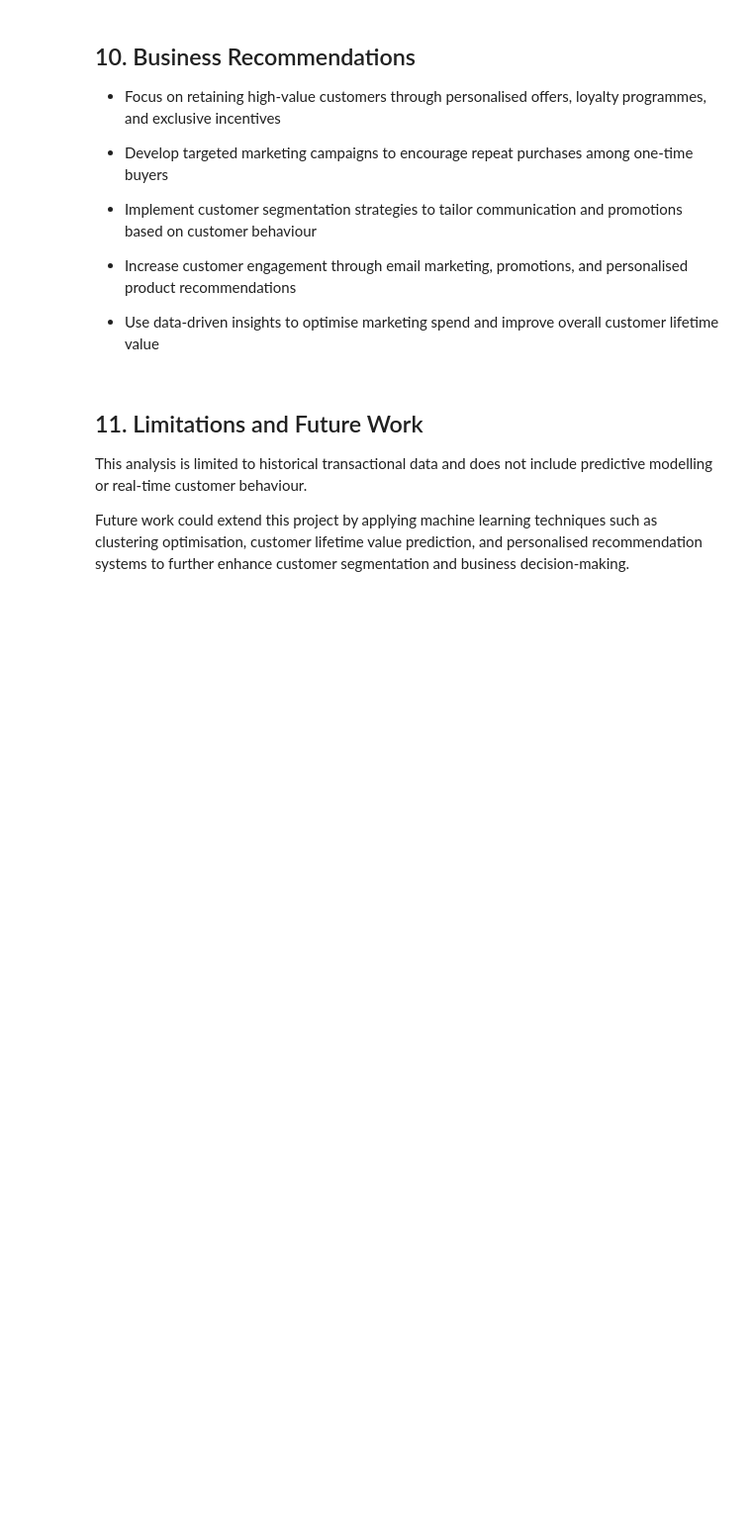
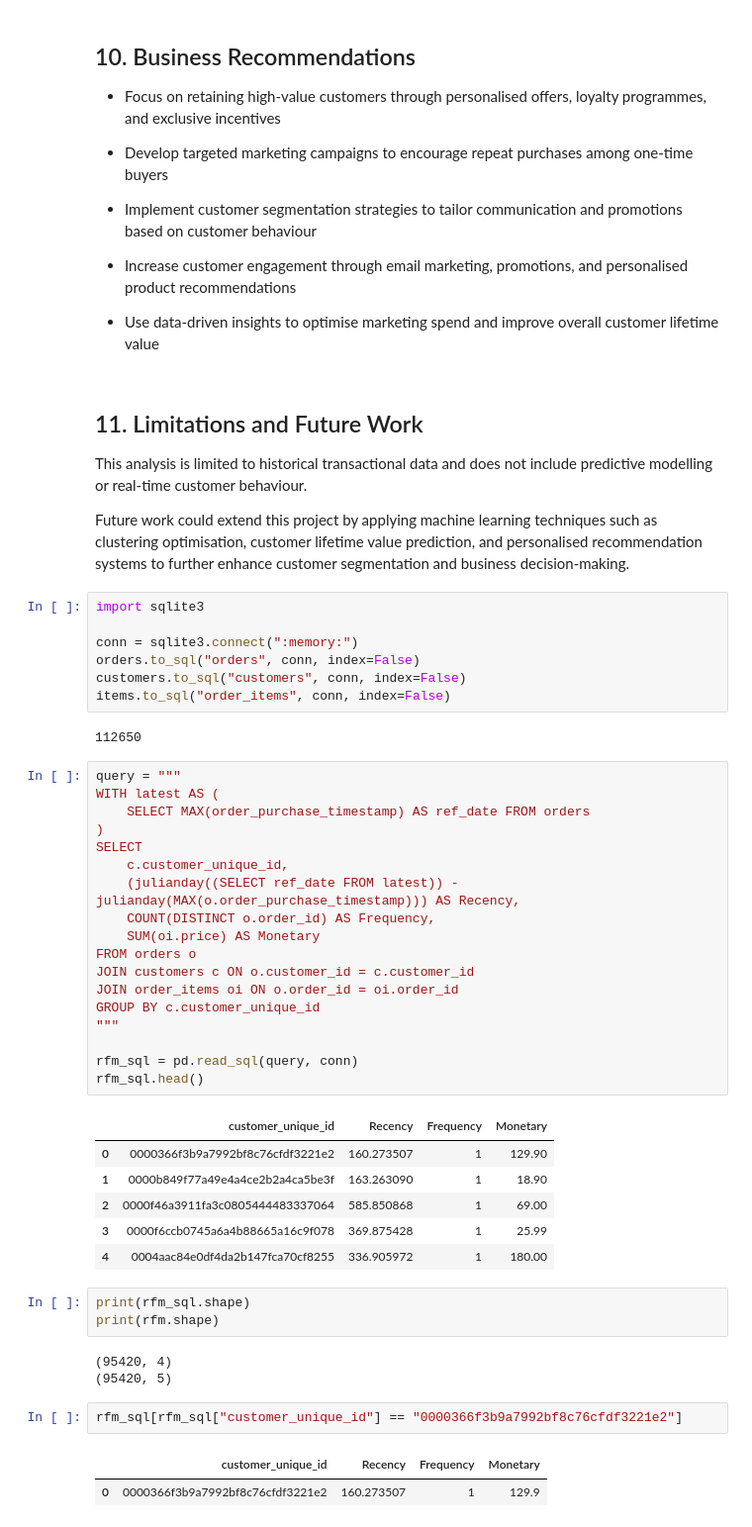
Before and after one commit to Siripirun/customer-segmentation-rfm, a Jupyter notebook: customer-segmentation-project-rfm-analysis.ipynb, the cells around one changed output. Shown at 99% size. Saved outputs shown, nothing was run; the diff lists cells and outputs as text; blank space fills up the shorter version.

```diff
--- a/customer-segmentation-project-rfm-analysis.ipynb
+++ b/customer-segmentation-project-rfm-analysis.ipynb
@@ -277,3 +277,48 @@ plt.show()
 This analysis is limited to historical transactional data and does not include predictive modelling or real-time customer behaviour.
 
 Future work could extend this project by applying machine learning techniques such as clustering optimisation, customer lifetime value prediction, and personalised recommendation systems to further enhance customer segmentation and business decision-making.
+# %%
+import sqlite3
+
+conn = sqlite3.connect(":memory:")
+orders.to_sql("orders", conn, index=False)
+customers.to_sql("customers", conn, index=False)
+items.to_sql("order_items", conn, index=False)
+# %% [output]
+112650
+# %%
+query = """
+WITH latest AS (
+    SELECT MAX(order_purchase_timestamp) AS ref_date FROM orders
+)
+SELECT
+    c.customer_unique_id,
+    (julianday((SELECT ref_date FROM latest)) - julianday(MAX(o.order_purchase_timestamp))) AS Recency,
+    COUNT(DISTINCT o.order_id) AS Frequency,
+    SUM(oi.price) AS Monetary
+FROM orders o
+JOIN customers c ON o.customer_id = c.customer_id
+JOIN order_items oi ON o.order_id = oi.order_id
+GROUP BY c.customer_unique_id
+"""
+
+rfm_sql = pd.read_sql(query, conn)
+rfm_sql.head()
+# %% [output]
+|  | customer_unique_id | Recency | Frequency | Monetary |
+| 0 | 0000366f3b9a7992bf8c76cfdf3221e2 | 160.273507 | 1 | 129.90 |
+| 1 | 0000b849f77a49e4a4ce2b2a4ca5be3f | 163.263090 | 1 | 18.90 |
+| 2 | 0000f46a3911fa3c0805444483337064 | 585.850868 | 1 | 69.00 |
+| 3 | 0000f6ccb0745a6a4b88665a16c9f078 | 369.875428 | 1 | 25.99 |
+| 4 | 0004aac84e0df4da2b147fca70cf8255 | 336.905972 | 1 | 180.00 |
+# %%
+print(rfm_sql.shape)
+print(rfm.shape)
+# %% [output]
+(95420, 4)
+(95420, 5)
+# %%
+rfm_sql[rfm_sql["customer_unique_id"] == "0000366f3b9a7992bf8c76cfdf3221e2"]
+# %% [output]
+|  | customer_unique_id | Recency | Frequency | Monetary |
+| 0 | 0000366f3b9a7992bf8c76cfdf3221e2 | 160.273507 | 1 | 129.9 |
```
Also changed, not shown: parts of 6 cells of this notebook.
